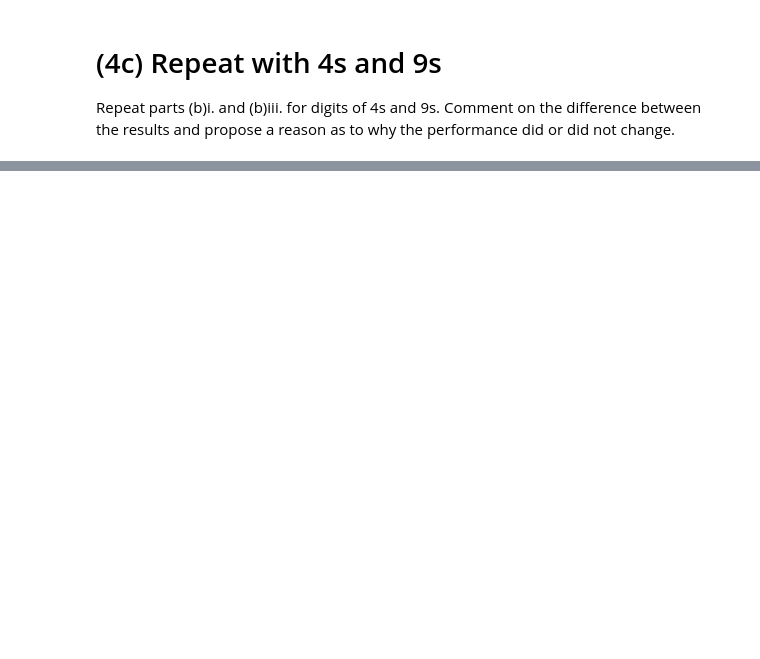
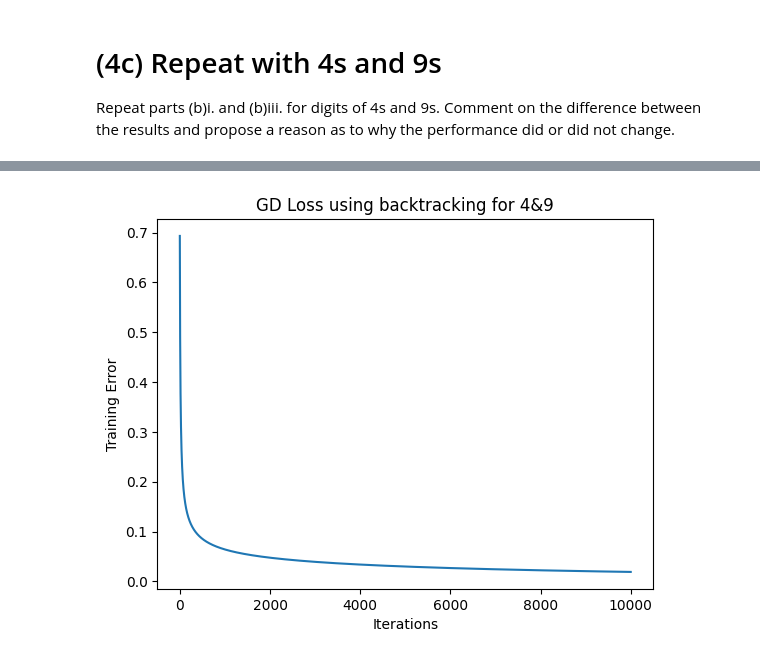
Before and after one commit to catliba/173a, a Jupyter notebook: Caleb-HW3_Q4.ipynb, the cells around one changed output, grey strips where cells are left out. Drawn from its saved outputs; the diff is of its cells as text; code cells hidden in the pictures; blank space fills up the shorter version.

```diff
--- a/Caleb-HW3_Q4.ipynb
+++ b/Caleb-HW3_Q4.ipynb
@@ -197,0 +184,49 @@ w_star, F_hist, x_train, y_train, x_test, y_test = gradient_descent(w, T=10000,
+# %%
+w = np.zeros((784,1))
+
+def gradF(w, x_train, y_train):
+    z = np.dot(x_train, w)
+    sigmoid = 1/(1+np.exp(-z))
+    grad = np.dot(x_train.T,(sigmoid - (y_train==1))) / x_train.shape[0]
+    return grad
+
+def F(w, x_train, y_train):
+    z = np.dot(x_train, w)
+    F = np.log(1+np.exp(-y_train*z))
+    F = np.clip(F, a_min = None, a_max = 500)
+    return np.mean(F)
+
+def backtrack(F, w, x_train, y_train, grad):
+    gamma = 0.5
+    beta = 0.8
+    mu = 0.1
+    while F(w - mu  * grad, x_train, y_train) > F(w, x_train, y_train) - mu * gamma * np.linalg.norm(grad)**2:
+        mu = beta * mu
+    return mu
+
+def gradient_descent(w, T=10, mu=1e-2, num1=4, num2=9, plot=True):
+    x_train, y_train, x_test, y_test = output_data(num1, num2)
+    F_history = []
+    for t in range(T):
+        F_history.append(F(w,x_train, y_train))
+        gradient = gradF(w,x_train, y_train)
+        mu1 = backtrack(F, w, x_train, y_train, gradient)
+        w = w-mu1*gradient
+
+        if(t%500) == 0:
+            print('Finished', t, 'iterations...')
+            clear_output(wait=True)
+
+    if plot:
+        plt.plot(range(T), F_history)
+        plt.xlabel('Iterations')
+        plt.ylabel('Training Error')
+        plt.title('GD Loss using backtracking for '+str(num1)+ '&'+str(num2))
+
+    return w, F_history, x_train, y_train, x_test, y_test
+
+# Call gradient_descent for digits 4 and 9
+Tmax = 10000
+w_star, F_hist, x_train, y_train, x_test, y_test = gradient_descent(w, T=Tmax, mu=1e-4, num1=4, num2=9, plot=True)
+# %% [output]
+[figure, added]
```
Also changed, not shown: parts of 5 cells of this notebook, 4 other files.
